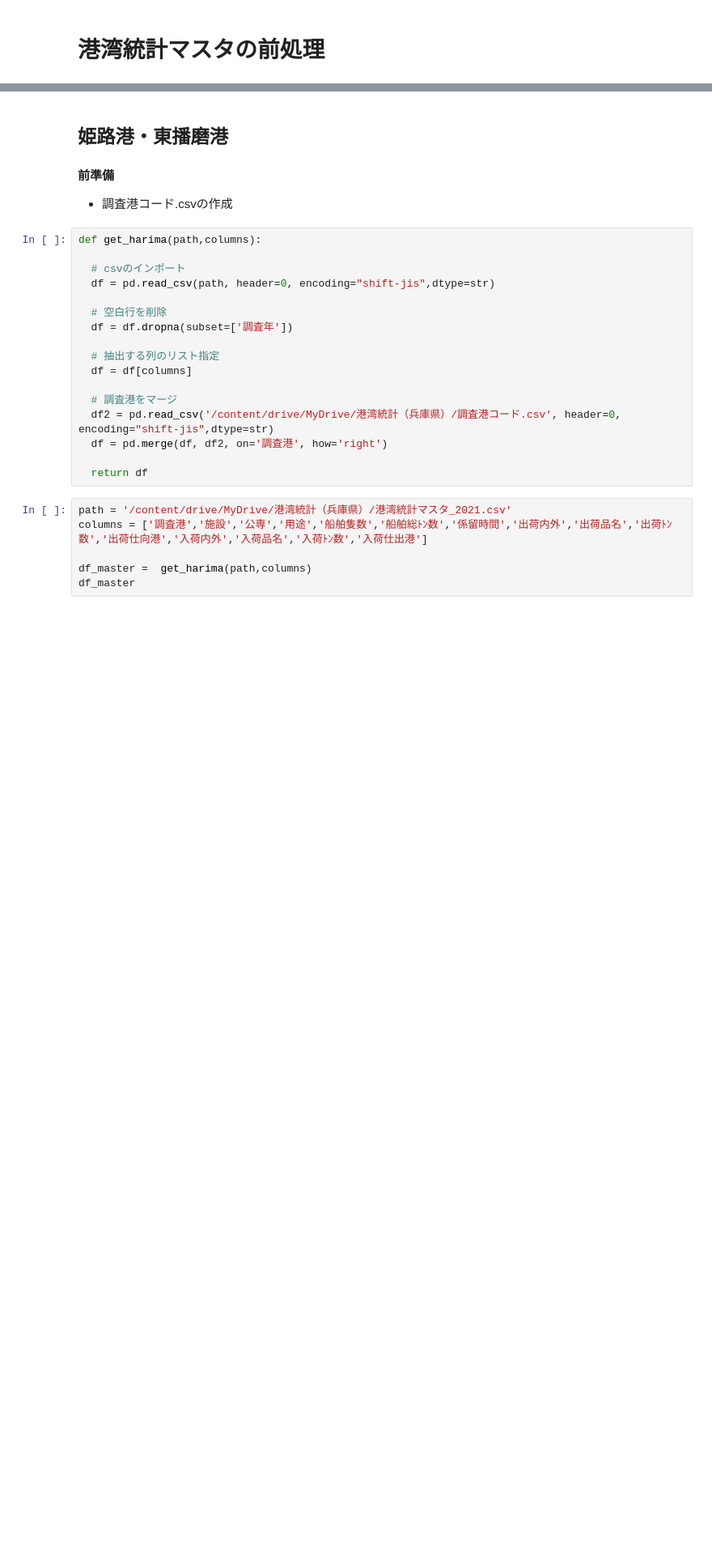
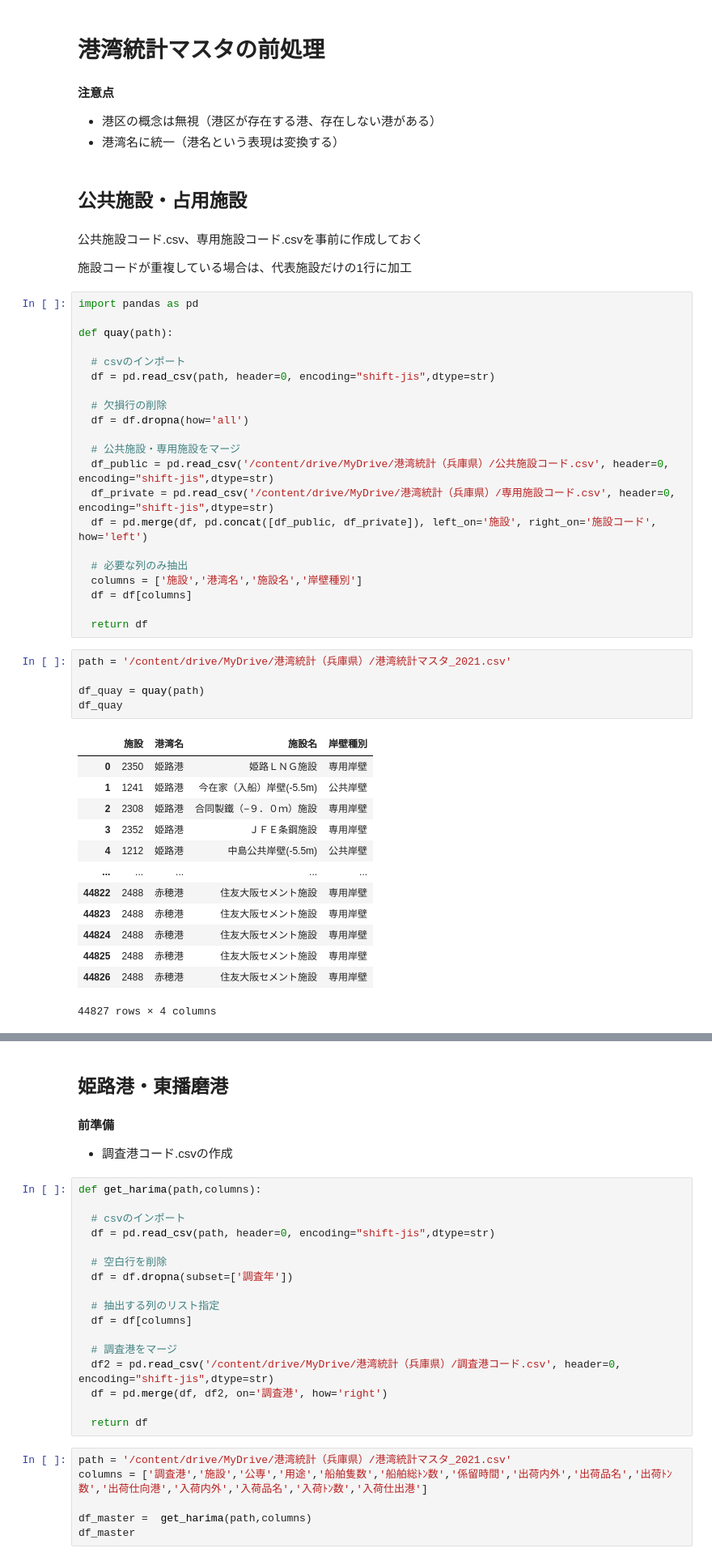
Before and after one commit to dicechick373/google-colab, a Jupyter notebook: 2022_kouwan/港湾統計（兵庫県）.ipynb, the cells around one changed output, grey strips where cells are left out. Shown at 81% size. Drawn from its saved outputs; the diff is of its cells as text; blank space fills up the shorter version.

```diff
--- a/2022_kouwan/港湾統計（兵庫県）.ipynb
+++ b/2022_kouwan/港湾統計（兵庫県）.ipynb
@@ -16,2 +14,53 @@ drive.mount('/content/drive')
 # %% [markdown]
 # 港湾統計マスタの前処理
+# %% [markdown]
+**注意点**
+
+*   港区の概念は無視（港区が存在する港、存在しない港がある）
+*   港湾名に統一（港名という表現は変換する）
+# %% [markdown]
+## 公共施設・占用施設
+# %% [markdown]
+公共施設コード.csv、専用施設コード.csvを事前に作成しておく
+
+施設コードが重複している場合は、代表施設だけの1行に加工
+# %%
+import pandas as pd
+
+def quay(path):
+
+  # csvのインポート
+  df = pd.read_csv(path, header=0, encoding="shift-jis",dtype=str)
+
+  # 欠損行の削除
+  df = df.dropna(how='all')
+
+  # 公共施設・専用施設をマージ
+  df_public = pd.read_csv('/content/drive/MyDrive/港湾統計（兵庫県）/公共施設コード.csv', header=0, encoding="shift-jis",dtype=str)
+  df_private = pd.read_csv('/content/drive/MyDrive/港湾統計（兵庫県）/専用施設コード.csv', header=0, encoding="shift-jis",dtype=str)
+  df = pd.merge(df, pd.concat([df_public, df_private]), left_on='施設', right_on='施設コード', how='left')
+
+  # 必要な列のみ抽出
+  columns = ['施設','港湾名','施設名','岸壁種別']
+  df = df[columns]
+
+  return df
+# %%
+path = '/content/drive/MyDrive/港湾統計（兵庫県）/港湾統計マスタ_2021.csv'
+
+df_quay = quay(path)
+df_quay
+# %% [output]
+|  | 施設 | 港湾名 | 施設名 | 岸壁種別 |
+| 0 | 2350 | 姫路港 | 姫路ＬＮＧ施設 | 専用岸壁 |
+| 1 | 1241 | 姫路港 | 今在家（入船）岸壁(-5.5m) | 公共岸壁 |
+| 2 | 2308 | 姫路港 | 合同製鐵（−９．０ｍ）施設 | 専用岸壁 |
+| 3 | 2352 | 姫路港 | ＪＦＥ条鋼施設 | 専用岸壁 |
+| 4 | 1212 | 姫路港 | 中島公共岸壁(-5.5m) | 公共岸壁 |
+| ... | ... | ... | ... | ... |
+| 44822 | 2488 | 赤穂港 | 住友大阪セメント施設 | 専用岸壁 |
+| 44823 | 2488 | 赤穂港 | 住友大阪セメント施設 | 専用岸壁 |
+| 44824 | 2488 | 赤穂港 | 住友大阪セメント施設 | 専用岸壁 |
+| 44825 | 2488 | 赤穂港 | 住友大阪セメント施設 | 専用岸壁 |
+| 44826 | 2488 | 赤穂港 | 住友大阪セメント施設 | 専用岸壁 |
+44827 rows × 4 columns
```
Also changed, not shown: parts of 12 cells of this notebook.
